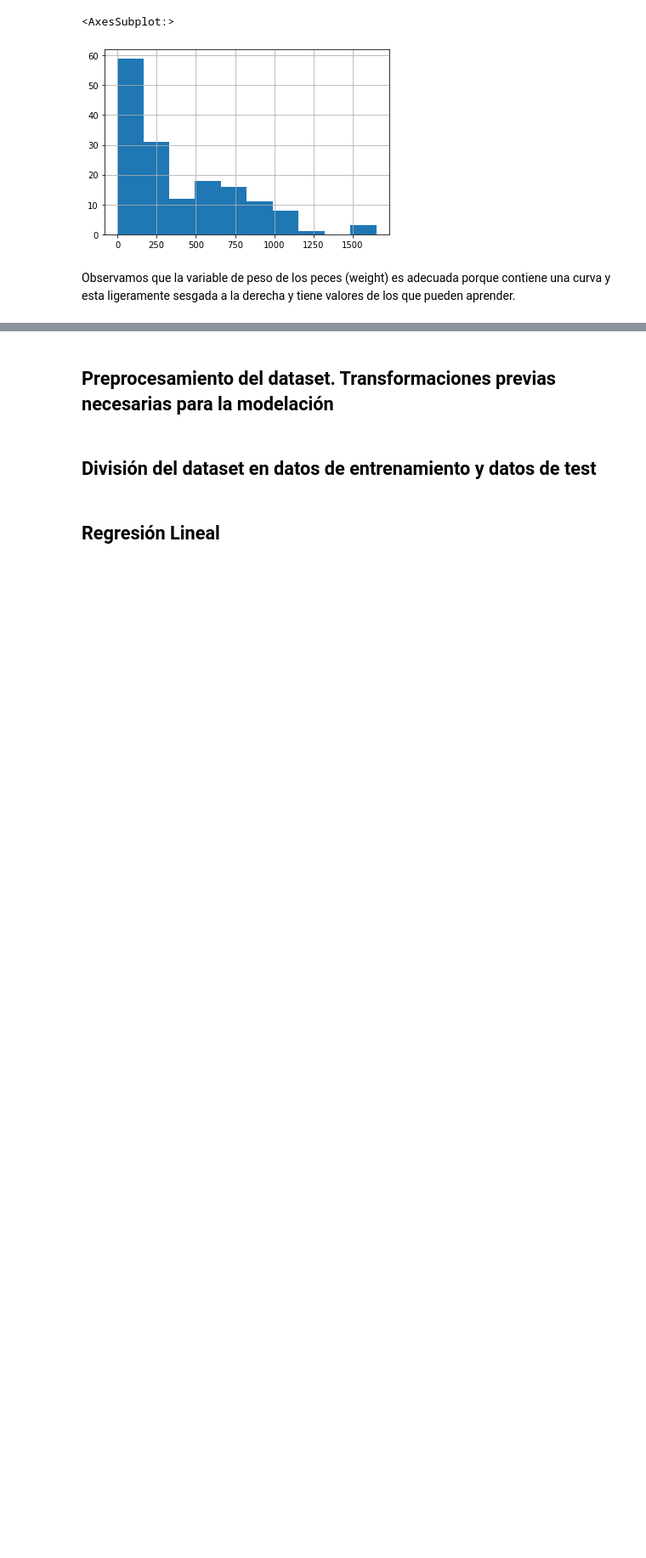
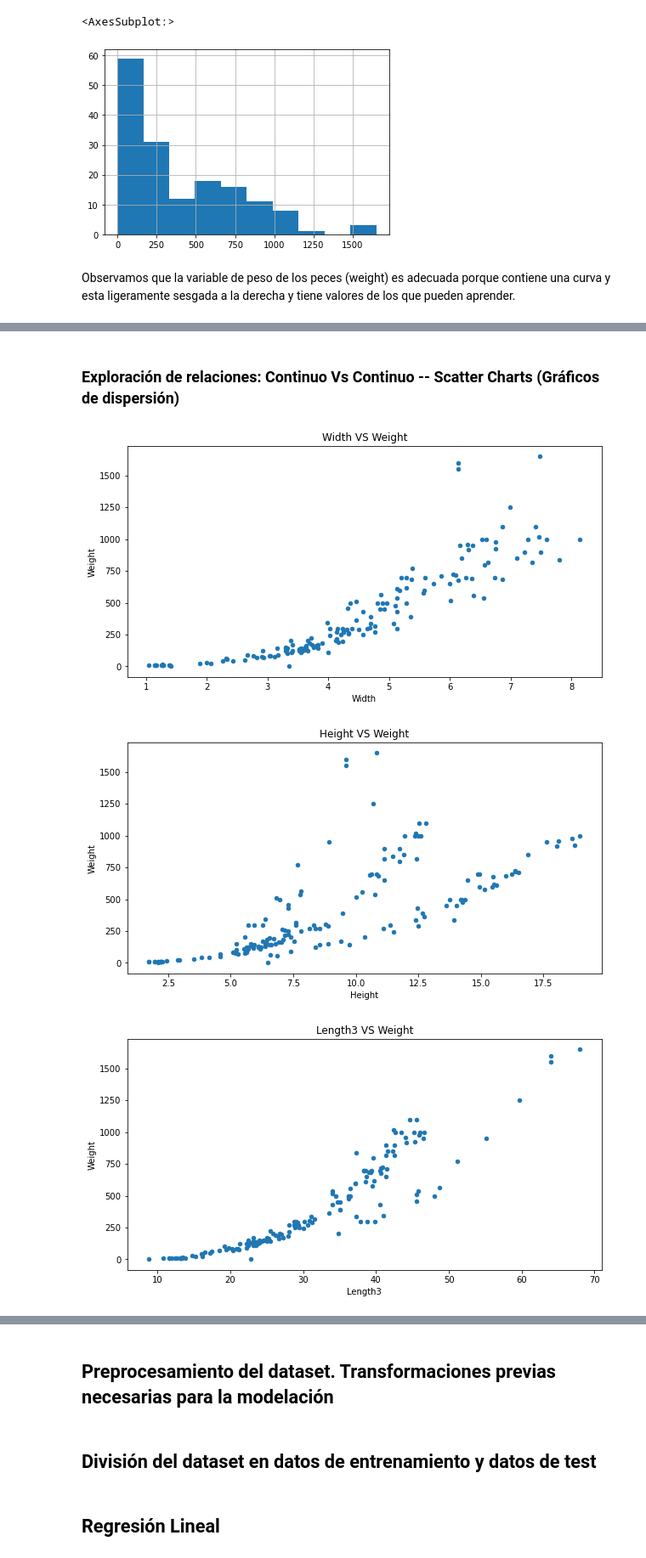
Before and after one commit to LuisOlalla/Laboratorio1U2_IA, a Jupyter notebook: [NRC_6278]_LuisOlalla_Lab1Unidad2.ipynb, the cells around one changed output, grey strips where cells are left out. Shown at 85% size. Drawn from its saved outputs; the diff is of its cells as text; code cells hidden in the pictures; blank space fills up the shorter version.

Commit message:
Graficos de cada variable

```diff
--- a/[NRC_6278]_LuisOlalla_Lab1Unidad2.ipynb
+++ b/[NRC_6278]_LuisOlalla_Lab1Unidad2.ipynb
@@ -255,0 +254,13 @@ Variables continuas seleccionadas:
+# %% [markdown]
+### Exploración de relaciones: Continuo Vs Continuo -- Scatter Charts (Gráficos de dispersión)
+# %%
+#Valores  Continuos
+ContinuousCols=['Width','Height','Length3','Length2','Length1']
+
+# Plotting scatter chart por cada variable de entrada vs varible objetivo
+for predictor in ContinuousCols:
+    df.plot.scatter(x=predictor, y='Weight', figsize=(10,5), title=predictor+" VS "+ 'Weight')
+# %% [output]
+[figure, added]
+[figure, added]
+[figure, added]
```
Also changed, not shown: parts of 33 cells of this notebook.
